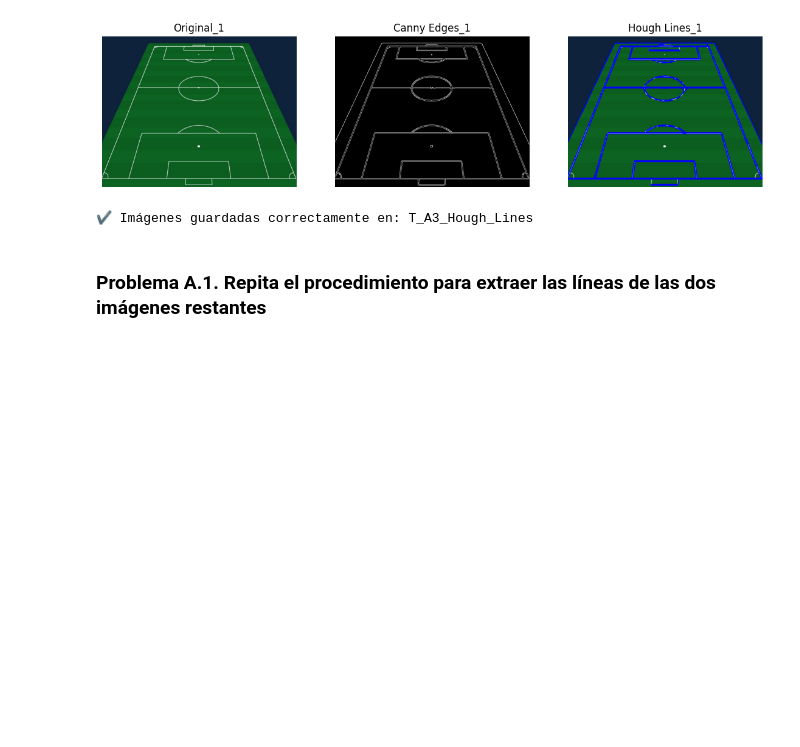
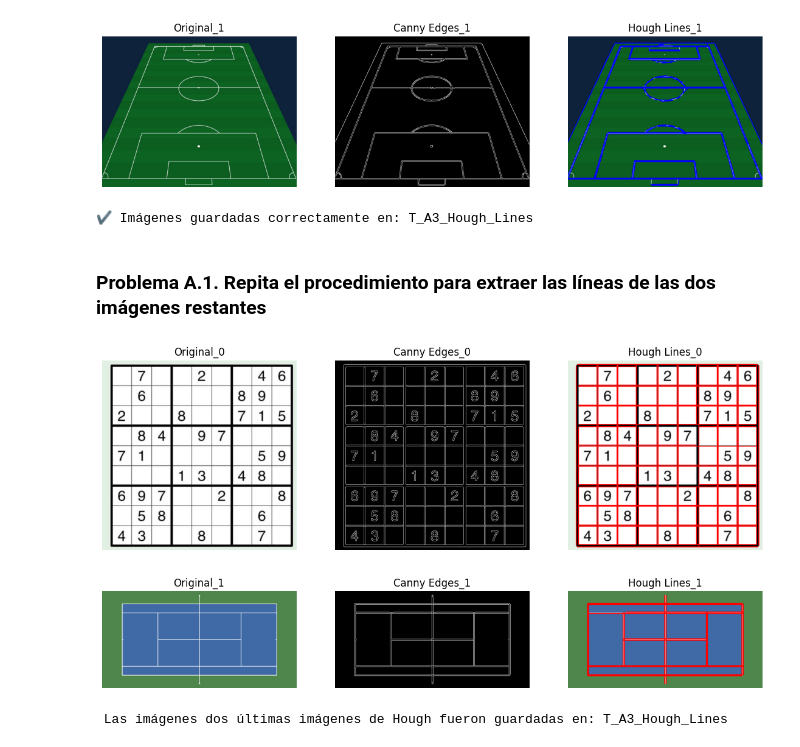
Before and after one commit to beajimeenez/Practicas_Computer_Vision, a Jupyter notebook: Lab_4/src/partA.ipynb, the cells around one changed output. Saved outputs shown, nothing was run; the diff lists cells and outputs as text; code cells hidden in the pictures; blank space fills up the shorter version.

```diff
--- a/Lab_4/src/partA.ipynb
+++ b/Lab_4/src/partA.ipynb
@@ -42,6 +42,9 @@ for i in range(4):
 
 # Definimos la lista con las dos primeras imágenes
 imgs_A_first2 = [imgs[0], imgs[1]]
+
+# Definimos la lista con las dos últimas imágenes
+imgs_A_last2 = [imgs[2], imgs[3]]
 # %% [markdown]
 ### **Tarea A.1.** Aplique `cv2.Canny()` a las imágenes de trabajo ajustando los hiperparámetros
 # %%
@@ -275,0 +231,76 @@ show_image("Hough lines on image 4", img_copy)
+# %%
+# TODO Homework
+
+# Resolución en píxeles (distancia)
+rho = 1
+# Resolución angular (1 grado)
+theta = np.pi / 180
+# Número mínimo de votos (ajustable)
+threshold = 80
+# Longitud mínima de línea aceptada
+min_line_length = 50
+# Máxima separación entre segmentos para unirlos
+max_line_gaps = 10
+
+# Lista donde guardaremos las imágenes con líneas
+imgs_with_lines_rest = []
+
+# Repetir para las imágenes con índices 2 y 3
+for i in range(2):
+
+    # 1. Aplicar Canny
+
+    # Convertir a escala de grises
+    gray = cv2.cvtColor(imgs_A_last2[i], cv2.COLOR_BGR2GRAY)
+
+    # Suavizado GaussianBlur como en tu Tarea A.1
+    blur = cv2.GaussianBlur(gray, (5, 5), 1.4)
+
+    # Thresholds iguales a los que usaste antes
+    low_threshold = 50
+    high_threshold = 100
+
+    # Canny
+    edges = cv2.Canny(blur, low_threshold, high_threshold)
+
+    # 2. Aplicar HoughLinesP
+
+    # Usamos los mismos parámetros que antes
+    lines = cv2.HoughLinesP(
+        edges,
+        rho=rho,
+        theta=theta,
+        threshold=threshold,
+        minLineLength=min_line_length,
+        maxLineGap=max_line_gaps
+    )
+
+    # 3. Dibujar líneas
+    img_with_lines = draw_lines(
+        imgs_A_last2[i],
+        lines,
+        color=(0, 0, 255),
+        thickness=2
+    )
+
+    imgs_with_lines_rest.append(img_with_lines)
+
+    # 4. Mostrar resultados
+    show_three_images(
+        original_img = imgs_A_last2[i],
+        edges_img    = edges,
+        hough_img    = img_with_lines,
+        idx          = i
+    )
+
+output_folder = "T_A3_Hough_Lines"
+
+for i, img in enumerate(imgs_with_lines_rest):
+    real_index = i + 2
+    write_image(img, output_folder, f"A3_Hough_Lines_rest_{real_index}.png")
+
+print(" Las imágenes dos últimas imágenes de Hough fueron guardadas en:", output_folder)
+# %% [output]
+[figure, added]
+[figure, added]
+ Las imágenes dos últimas imágenes de Hough fueron guardadas en: T_A3_Hough_Lines
```
Also changed, not shown: parts of 4 cells of this notebook, 2 other files.
